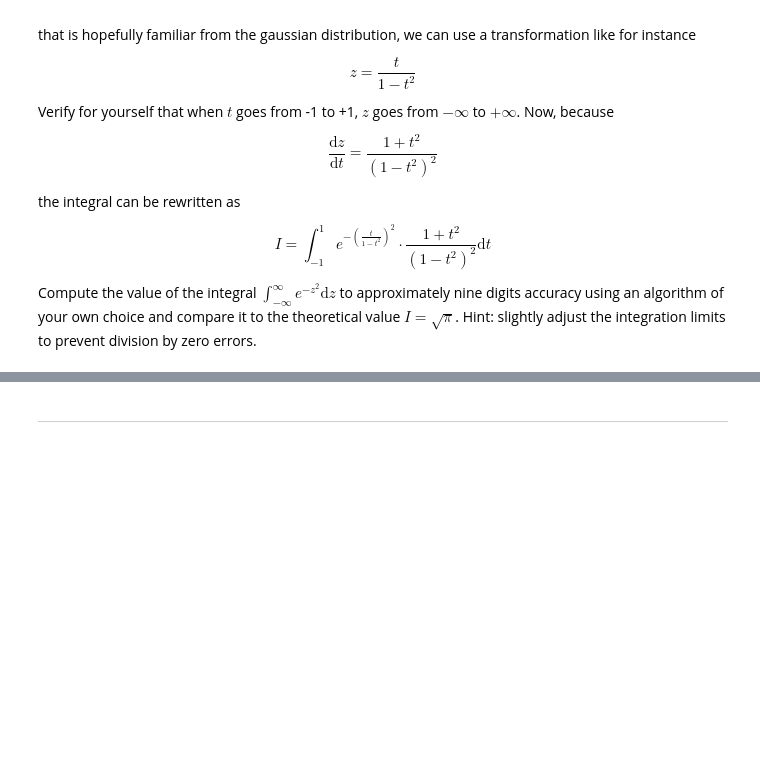
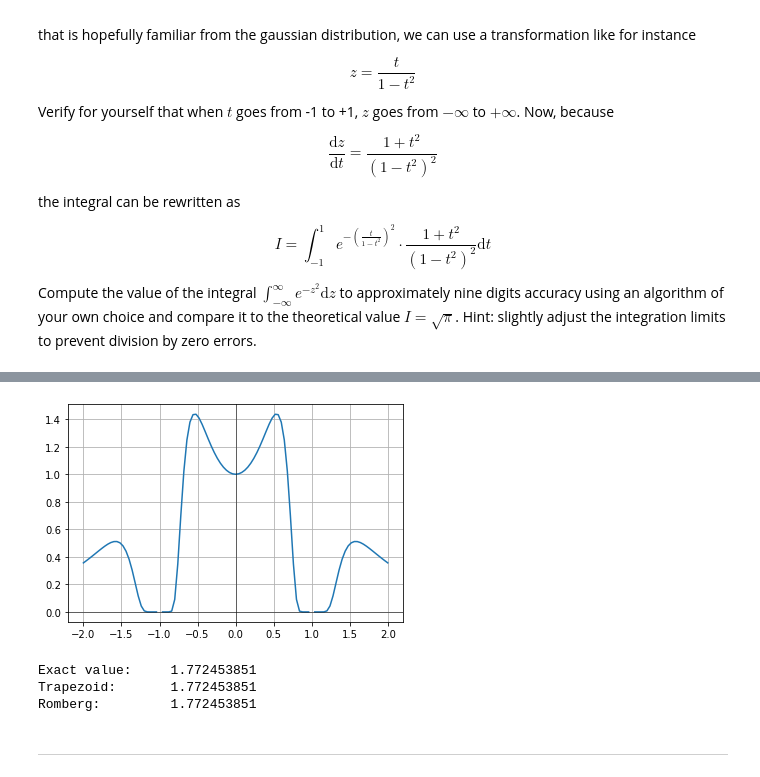
Before and after one commit to ddlatumalea/DataScience2, a Jupyter notebook: numerical_analysis/2 - Numerical integration.ipynb, the cells around one changed output, grey strips where cells are left out. Cells and saved outputs as stored; diff of their text form; code cells hidden in the pictures; blank space fills up the shorter version.

Commit message:
All done except 5-8
All assignment are done except assignment 8 from notebook 5

```diff
--- a/numerical_analysis/2 - Numerical integration.ipynb
+++ b/numerical_analysis/2 - Numerical integration.ipynb
@@ -344,2 +555,29 @@ pass # WRITE YOUR OWN CODE HERE
+# %%
+plt.plot(xs, f(xs))
+plt.grid()
+plt.axhline(0.0, color='black', lw=0.5)
+plt.axvline(0.0, color='black', lw=0.5)
+
+plt.show()
+
+# you can clearly see, that it is a noncontinuous function.
+# %% [output]
+[figure, added]
+# %%
+# cannot calculate -1 and 1 due to zero division error
+# alternative is to implement exception handling in the functions
+a = -0.9999
+b = 0.9999
+
+trap = trapezoid(f, a, b, n=1000)
+rom = romberg(f, a, b)
+
+print('Exact value: \t {:.10}'.format(I))
+print('Trapezoid: \t {:.10}'.format(trap))
+print('Romberg: \t {:.10}'.format(rom))
+# %% [output]
+Exact value:     1.772453851
+Trapezoid:       1.772453851
+Romberg:         1.772453851
 # %% [markdown]
 ***
```
Also changed, not shown: parts of 23 cells of this notebook, 5 other files.
